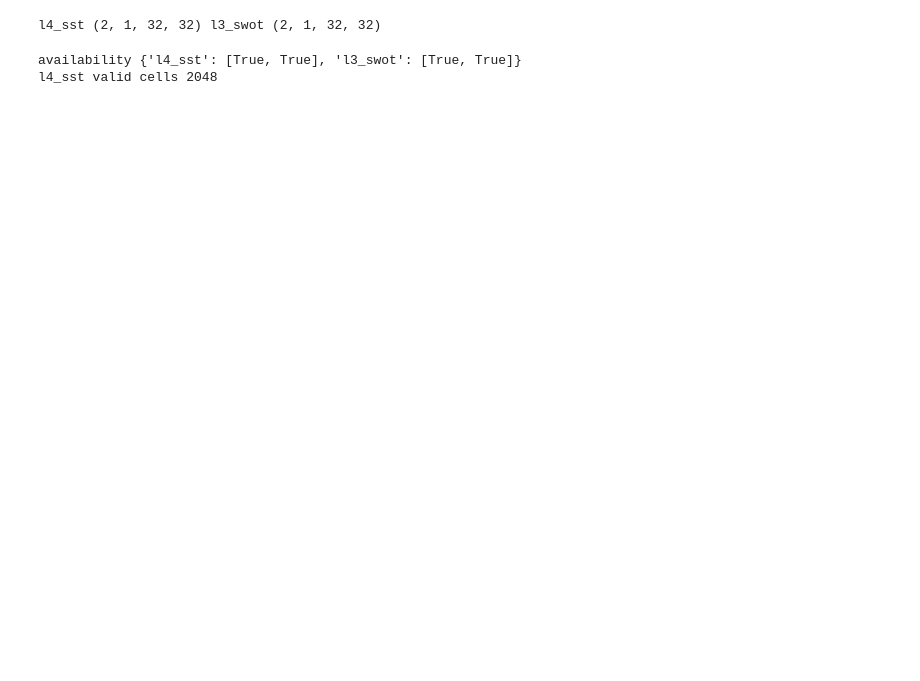
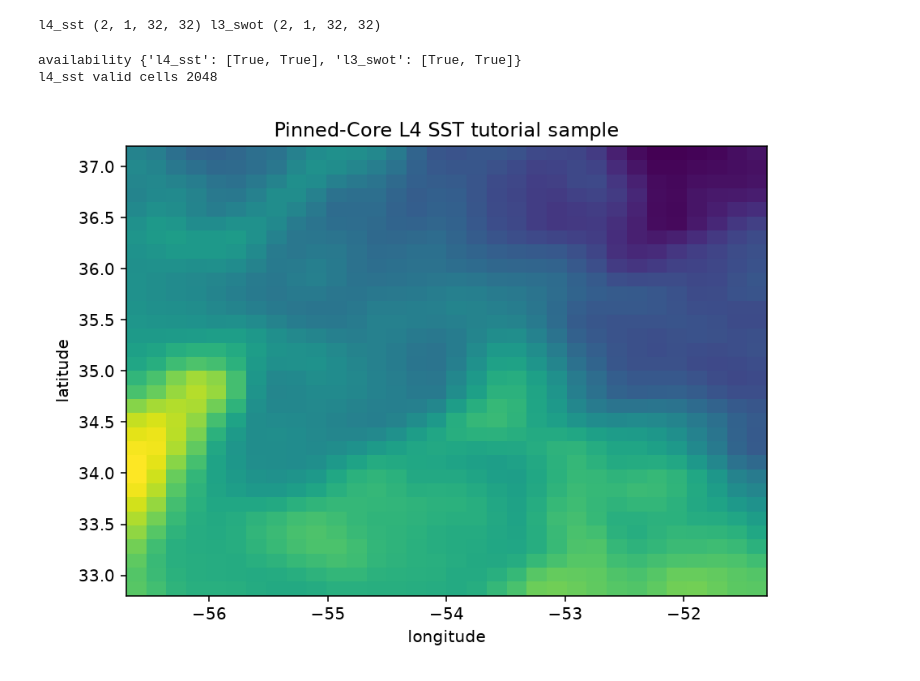
Before and after one commit to nilsleh/oceanTACO, a Jupyter notebook: docs/tutorials/ml_dataset.ipynb, the cells around one changed output. Saved outputs shown, nothing was run; the diff lists cells and outputs as text; code cells hidden in the pictures; blank space fills up the shorter version.

Commit message:
docs: execute tutorial workflows and render SST sample

```diff
--- a/docs/tutorials/ml_dataset.ipynb
+++ b/docs/tutorials/ml_dataset.ipynb
@@ -61,3 +61,16 @@ print("l4_sst valid cells", int(batch["l4_sst"]["valid_mask"].sum()))
 # %% [output]
 availability {'l4_sst': [True, True], 'l3_swot': [True, True]}
 l4_sst valid cells 2048
+# %%
+from IPython.display import Image, display
+from ocean_taco.plot import plot_ocean_sample
+
+sample = dataset[0]
+artist = plot_ocean_sample(sample, "l4_sst")
+artist.axes.set_title("Pinned-Core L4 SST tutorial sample")
+artist.axes.figure.tight_layout()
+figure_path = CACHE_DIR / "l4-sst-tutorial-sample.png"
+artist.axes.figure.savefig(figure_path, dpi=144)
+display(Image(filename=figure_path))
+# %% [output]
+[figure, added]
```
Also changed, not shown: parts of 2 cells of this notebook, 3 other files.
